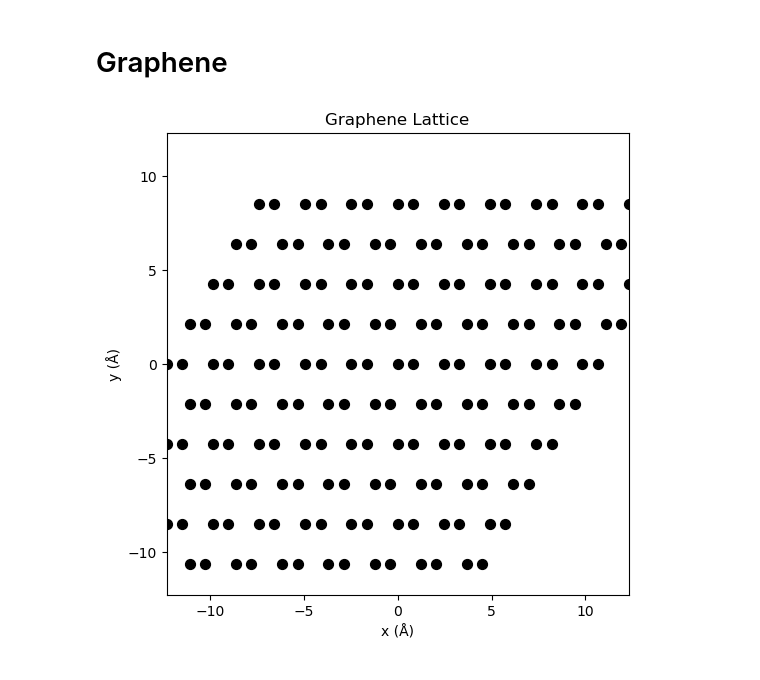
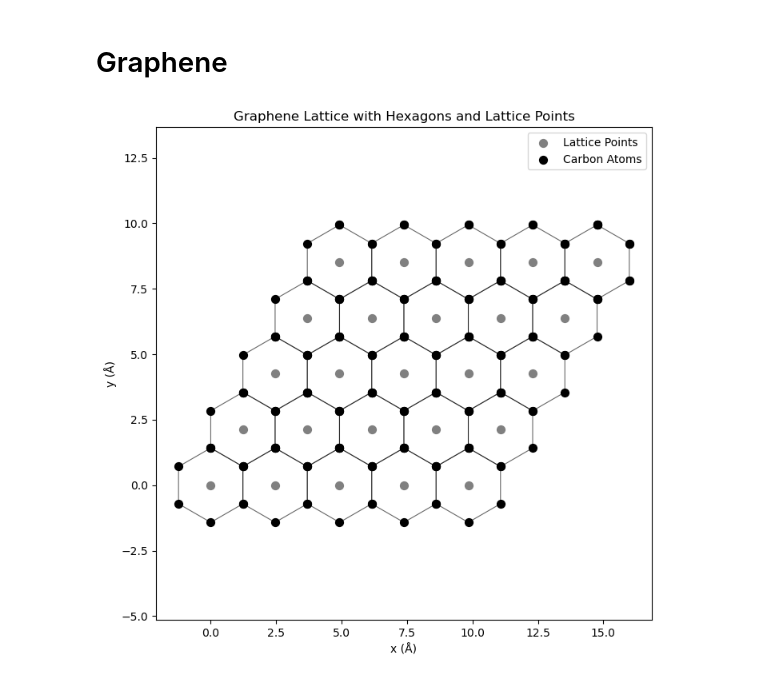
Before and after one commit to hyp0515/exp_phy_ii, a Jupyter notebook: mar18/graphene.ipynb, the cells around one changed output. Saved outputs shown, nothing was run; the diff lists cells and outputs as text; code cells hidden in the pictures.

```diff
--- a/mar18/graphene.ipynb
+++ b/mar18/graphene.ipynb
@@ -3,39 +3,3 @@
 # %%
 import numpy as np
 import matplotlib.pyplot as plt
-# %%
-
-# Lattice constants
-a = 1.42  # Nearest-neighbor bond length
-a0 = np.sqrt(3) * a  # Lattice constant
-
-# Lattice vectors
-a1 = np.array([a0, 0])
-a2 = np.array([a0/2, np.sqrt(3)*a0/2])
-
-# Basis atoms
-basis = np.array([[0, 0], [a/np.sqrt(3), 0]])
-
-# Generate lattice points
-num_cells = 5  # Number of unit cells along each direction
-atoms = []
-for i in range(-num_cells, num_cells):
-    for j in range(-num_cells, num_cells):
-        R = i * a1 + j * a2
-        for b in basis:
-            atoms.append(R + b)
-
-atoms = np.array(atoms)
-# %%
-# Plot the graphene lattice
-plt.figure(figsize=(6, 6))
-plt.scatter(atoms[:, 0], atoms[:, 1], c='black', s=50)
-plt.xlim(-num_cells * a0, num_cells * a0)
-plt.ylim(-num_cells * a0, num_cells * a0)
-plt.gca().set_aspect('equal')
-plt.xlabel("x (Å)")
-plt.ylabel("y (Å)")
-plt.title("Graphene Lattice")
-plt.show()
-# %% [output]
-[figure, removed]
@@ -41,0 +84,6 @@ plt.show()
+# %%
+
+# 執行繪製
+plot_graphene(5, 5)
+# %% [output]
+[figure, added]
```
Also changed, not shown: parts of 1 cell of this notebook, 6 other files.
